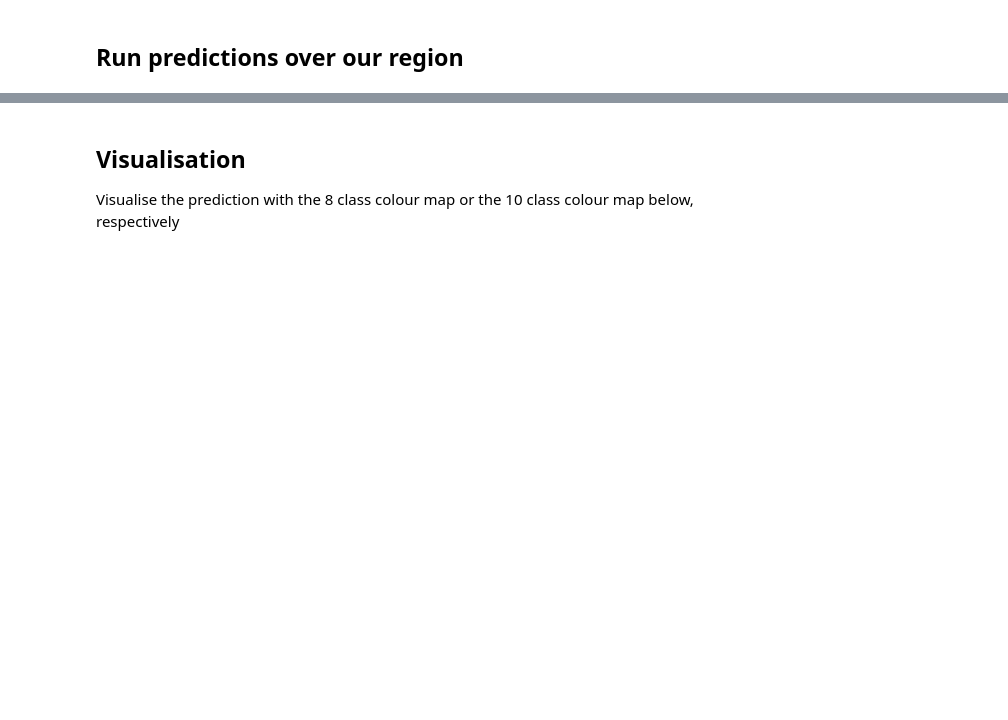
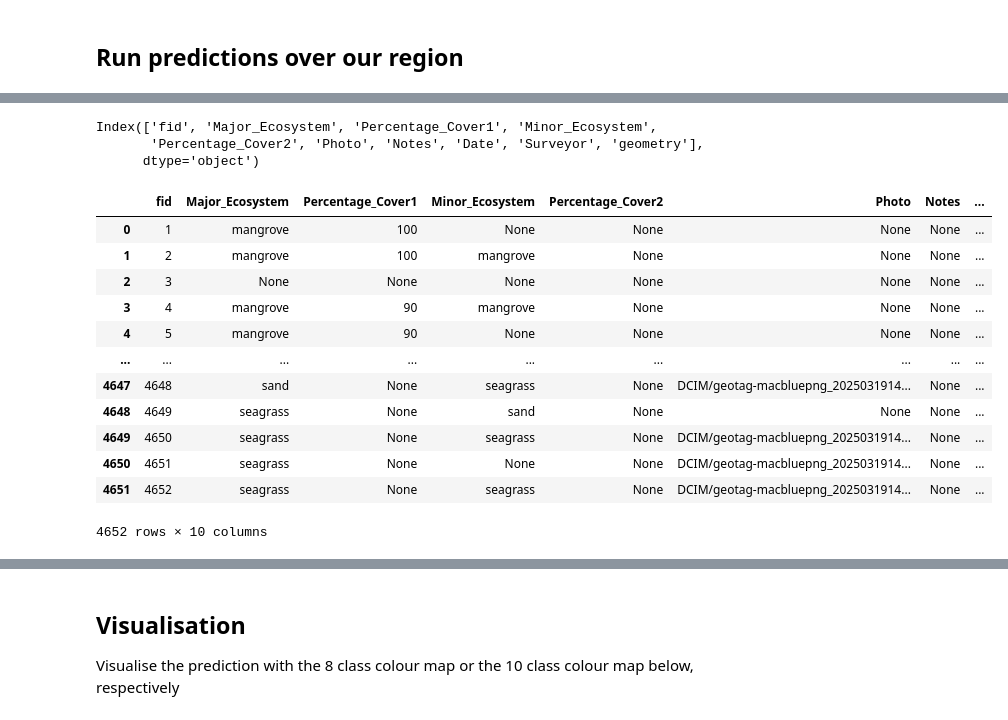
Before and after one commit to digitalearthpacific/dep-seagrass, a Jupyter notebook: classification/3-prediction-workflow-rf.ipynb, the cells around one changed output, grey strips where cells are left out. Saved outputs shown, nothing was run; the diff lists cells and outputs as text; code cells hidden in the pictures; blank space fills up the shorter version.

```diff
--- a/classification/3-prediction-workflow-rf.ipynb
+++ b/classification/3-prediction-workflow-rf.ipynb
@@ -144,0 +190,23 @@ ValueError: X has 27 features, but RandomForestClassifier is expecting 25 featur
+# %%
+print(training.columns)
+#training=training.drop(columns=['date', 'uuid'])
+# %% [output]
+Index(['fid', 'Major_Ecosystem', 'Percentage_Cover1', 'Minor_Ecosystem',
+       'Percentage_Cover2', 'Photo', 'Notes', 'Date', 'Surveyor', 'geometry'],
+      dtype='object')
+# %%
+training
+# %% [output]
+|  | fid | Major_Ecosystem | Percentage_Cover1 | Minor_Ecosystem | Percentage_Cover2 | Photo | Notes | ... |
+| 0 | 1 | mangrove | 100 | None | None | None | None | ... |
+| 1 | 2 | mangrove | 100 | mangrove | None | None | None | ... |
+| 2 | 3 | None | None | None | None | None | None | ... |
+| 3 | 4 | mangrove | 90 | mangrove | None | None | None | ... |
+| 4 | 5 | mangrove | 90 | None | None | None | None | ... |
+| ... | ... | ... | ... | ... | ... | ... | ... | ... |
+| 4647 | 4648 | sand | None | seagrass | None | DCIM/geotag-macbluepng_2025031914... | None | ... |
+| 4648 | 4649 | seagrass | None | sand | None | None | None | ... |
+| 4649 | 4650 | seagrass | None | seagrass | None | DCIM/geotag-macbluepng_2025031914... | None | ... |
+| 4650 | 4651 | seagrass | None | None | None | DCIM/geotag-macbluepng_2025031914... | None | ... |
+| 4651 | 4652 | seagrass | None | seagrass | None | DCIM/geotag-macbluepng_2025031914... | None | ... |
+4652 rows × 10 columns
```
Also changed, not shown: parts of 30 cells of this notebook, 8 other files.
